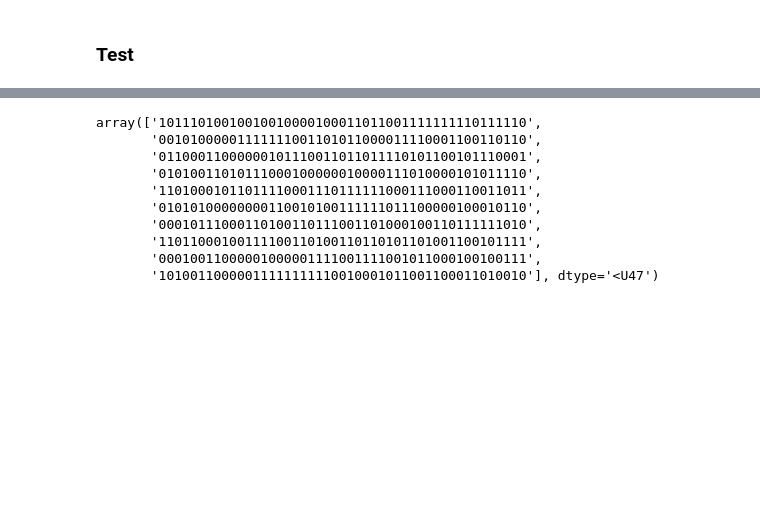
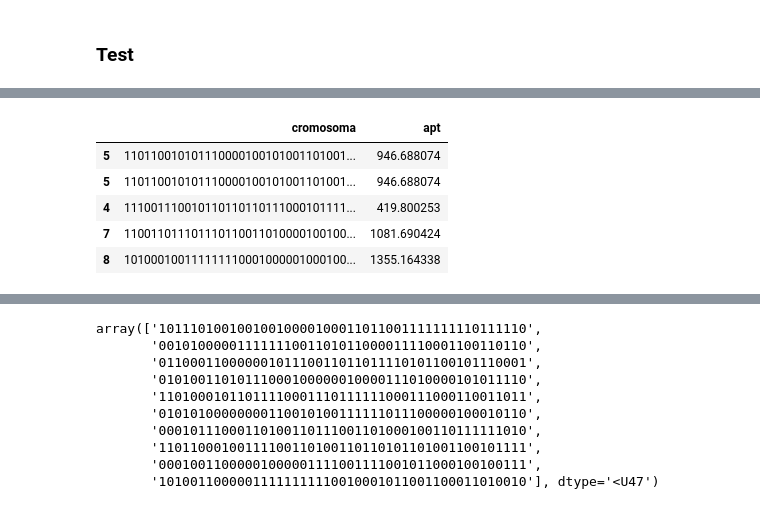
Before and after one commit to JafetMoon/dia-mod6-simple-evolutionary-algorithm, a Jupyter notebook: simple_evolutionary_algorithm.ipynb, the cells around one changed output, grey strips where cells are left out. Saved outputs shown, nothing was run; the diff lists cells and outputs as text; code cells hidden in the pictures; blank space fills up the shorter version.

```diff
--- a/simple_evolutionary_algorithm.ipynb
+++ b/simple_evolutionary_algorithm.ipynb
@@ -298,0 +361,12 @@ se.mutacion(ch1)
+# %%
+mothers = pars.iloc[1::2]
+fathers = pars.iloc[::2]
+# %%
+mothers
+# %% [output]
+|  | cromosoma | apt |
+| 5 | 110110010101110000100101001101001... | 946.688074 |
+| 5 | 110110010101110000100101001101001... | 946.688074 |
+| 4 | 111001110010110110110111000101111... | 419.800253 |
+| 7 | 110011011101110110011010000100100... | 1081.690424 |
+| 8 | 101000100111111110001000001000100... | 1355.164338 |
```
Also changed, not shown: parts of 25 cells of this notebook.
